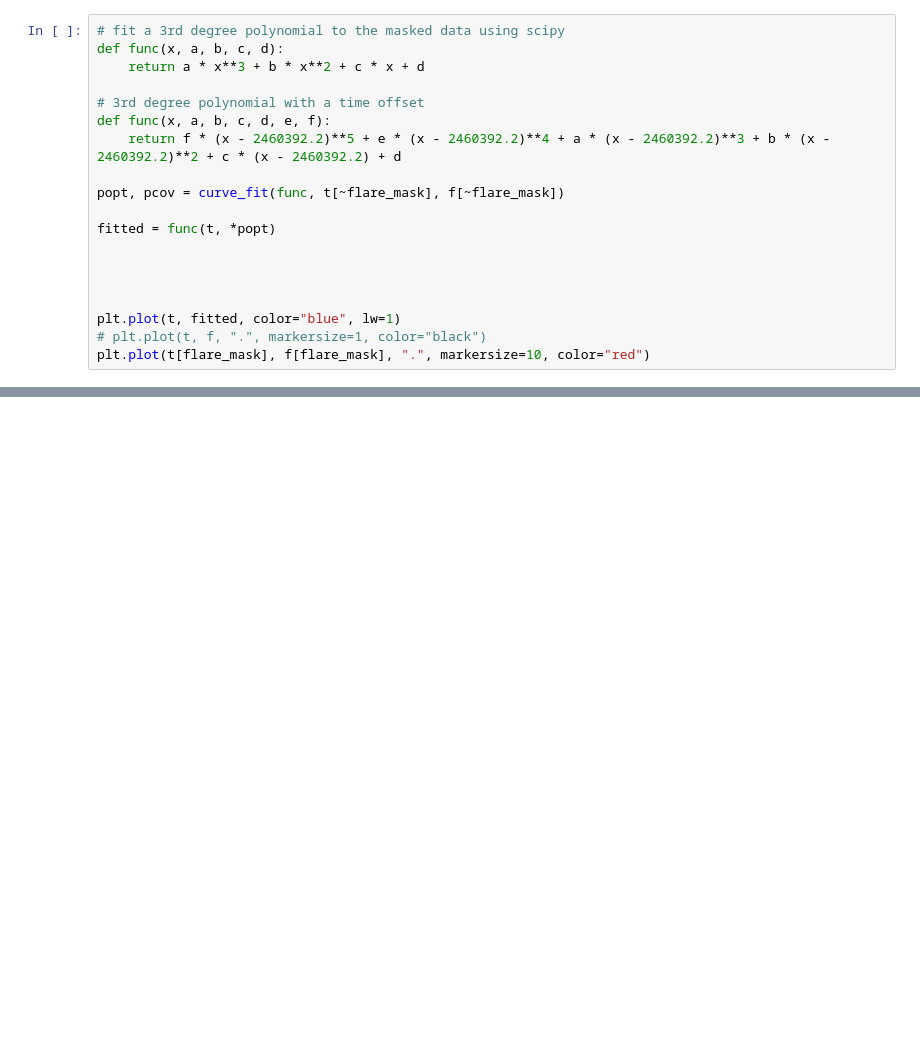
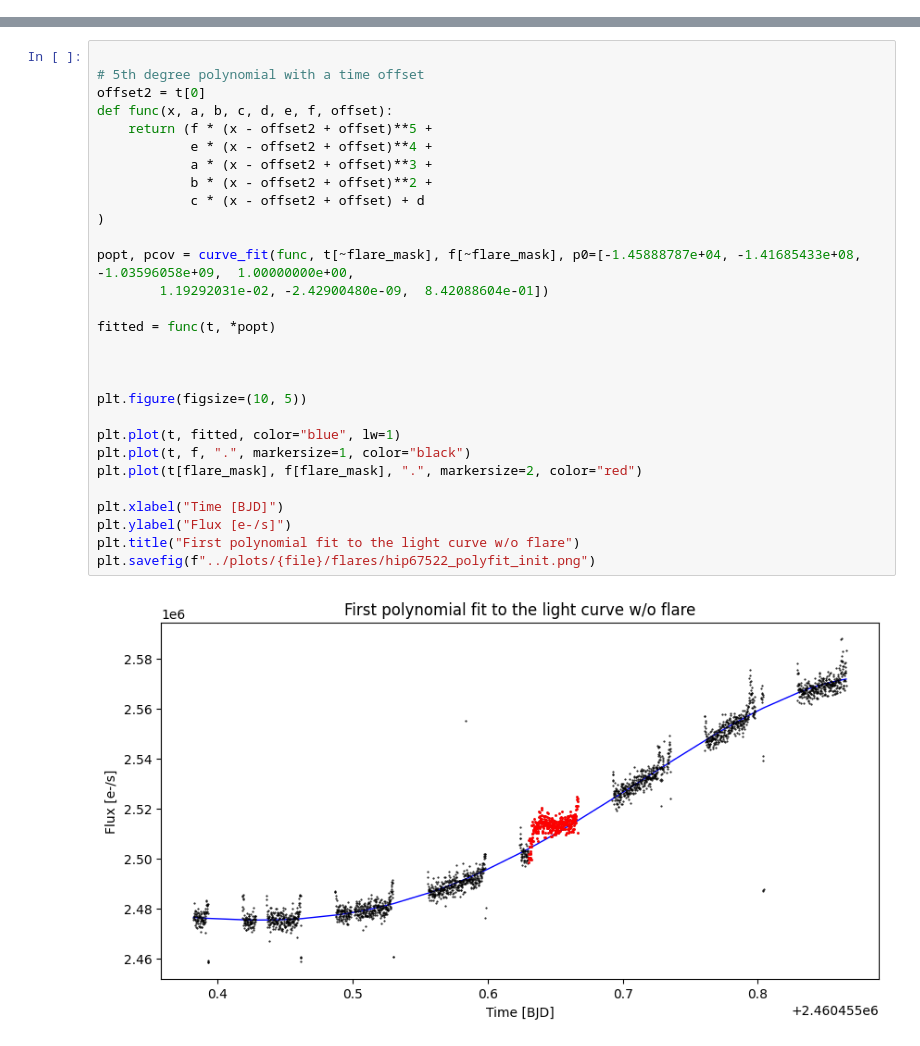
Before and after one commit to ekaterinailin/hip67522-spi, a Jupyter notebook: extract_flare.ipynb, the cells around one changed output, grey strips where cells are left out. Saved outputs shown, nothing was run; the diff lists cells and outputs as text; blank space fills up the shorter version.

```diff
--- a/extract_flare.ipynb
+++ b/extract_flare.ipynb
@@ -63,19 +0,0 @@ plt.plot(t[~flare_mask], f[~flare_mask], ".", markersize=1, color="red")
-# %%
-# fit a 3rd degree polynomial to the masked data using scipy
-def func(x, a, b, c, d):
-    return a * x**3 + b * x**2 + c * x + d
-
-# 3rd degree polynomial with a time offset
-def func(x, a, b, c, d, e, f):
-    return f * (x - 2460392.2)**5 + e * (x - 2460392.2)**4 + a * (x - 2460392.2)**3 + b * (x - 2460392.2)**2 + c * (x - 2460392.2) + d
-
-popt, pcov = curve_fit(func, t[~flare_mask], f[~flare_mask])
-
-fitted = func(t, *popt)
-
-
-
-
-plt.plot(t, fitted, color="blue", lw=1)
-# plt.plot(t, f, ".", markersize=1, color="black")
-plt.plot(t[flare_mask], f[flare_mask], ".", markersize=10, color="red")
@@ -402,0 +144,31 @@ plt.plot(t[flare_mask], f_flare-newmed, ".", markersize=1, color="black")
+# %%
+
+# 5th degree polynomial with a time offset
+offset2 = t[0]
+def func(x, a, b, c, d, e, f, offset):
+    return (f * (x - offset2 + offset)**5 +
+            e * (x - offset2 + offset)**4 +
+            a * (x - offset2 + offset)**3 +
+            b * (x - offset2 + offset)**2 +
+            c * (x - offset2 + offset) + d
+)
+
+popt, pcov = curve_fit(func, t[~flare_mask], f[~flare_mask], p0=[-1.45888787e+04, -1.41685433e+08, -1.03596058e+09,  1.00000000e+00,
+        1.19292031e-02, -2.42900480e-09,  8.42088604e-01])
+
+fitted = func(t, *popt)
+
+
+
+plt.figure(figsize=(10, 5))
+
+plt.plot(t, fitted, color="blue", lw=1)
+plt.plot(t, f, ".", markersize=1, color="black")
+plt.plot(t[flare_mask], f[flare_mask], ".", markersize=2, color="red")
+
+plt.xlabel("Time [BJD]")
+plt.ylabel("Flux [e-/s]")
+plt.title("First polynomial fit to the light curve w/o flare")
+plt.savefig(f"../plots/{file}/flares/hip67522_polyfit_init.png")
+# %% [output]
+[figure, added]
```
Also changed, not shown: parts of 42 cells of this notebook.
